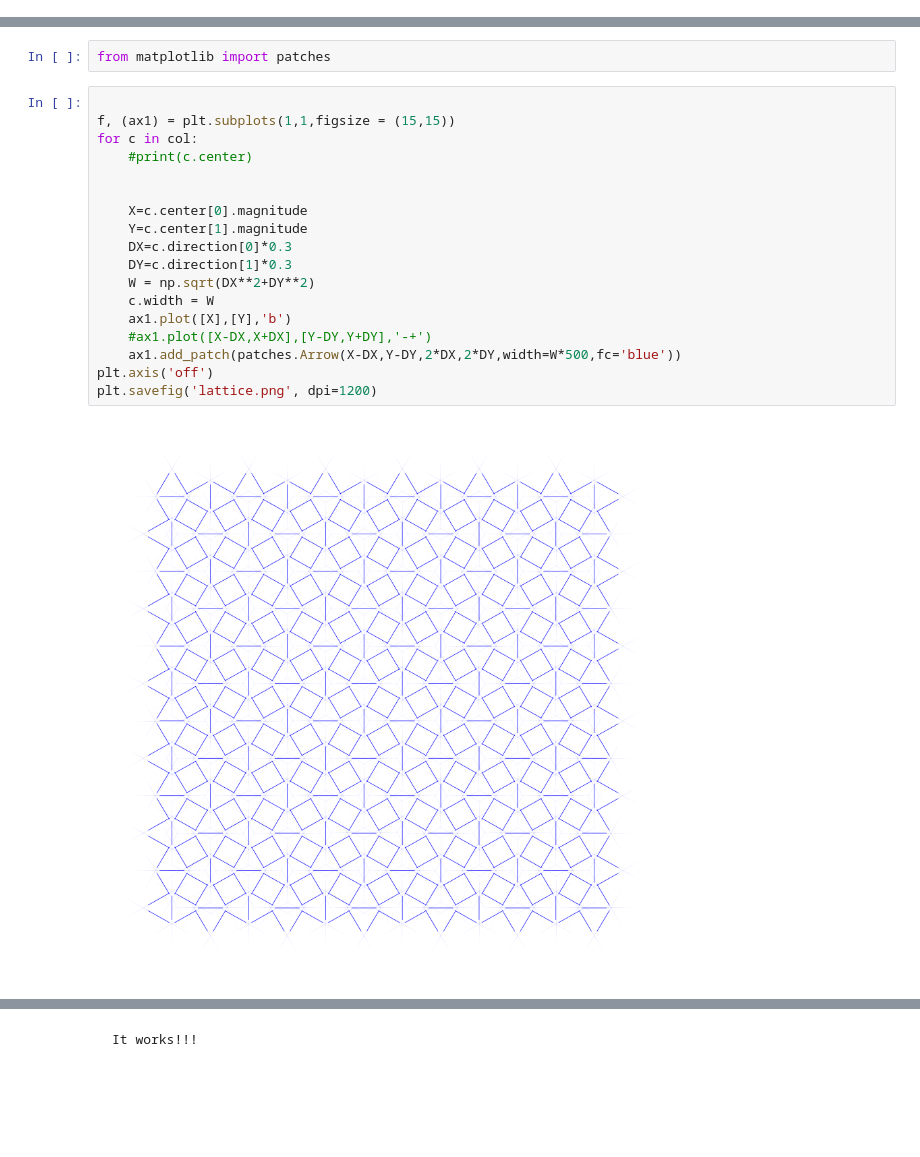
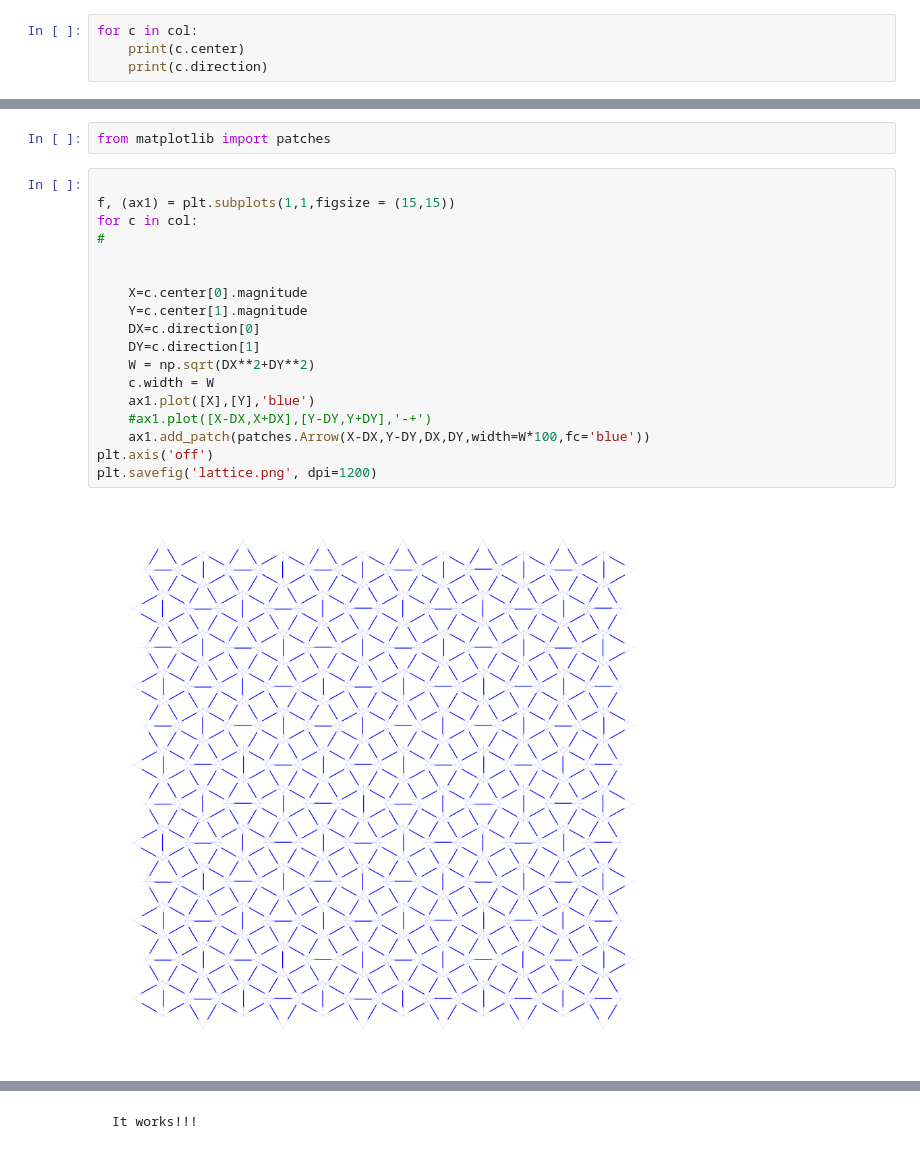
Before and after one commit to crodriga/PROJECT_CairoLattice, a Jupyter notebook: Scripts/Script-8.0_Cairo_PeriodicBoundaries.ipynb, the cells around one changed output, grey strips where cells are left out. Saved outputs shown, nothing was run; the diff lists cells and outputs as text; blank space fills up the shorter version.

```diff
--- a/Scripts/Script-8.0_Cairo_PeriodicBoundaries.ipynb
+++ b/Scripts/Script-8.0_Cairo_PeriodicBoundaries.ipynb
@@ -96,3 +128,7 @@ col.run_simulation()
 col.load_simulation(slice(0,None,1))
 # %% [output]
 scanning file
+# %%
+for c in col:
+    print(c.center)
+    print(c.direction)
@@ -101,23 +161,23 @@ from matplotlib import patches
 # %%
 
 f, (ax1) = plt.subplots(1,1,figsize = (15,15))
 for c in col:
-    #print(c.center)
+#
 
 
     X=c.center[0].magnitude
     Y=c.center[1].magnitude
-    DX=c.direction[0]*0.3
-    DY=c.direction[1]*0.3
+    DX=c.direction[0]
+    DY=c.direction[1]
     W = np.sqrt(DX**2+DY**2)
     c.width = W
-    ax1.plot([X],[Y],'b')
+    ax1.plot([X],[Y],'blue')
     #ax1.plot([X-DX,X+DX],[Y-DY,Y+DY],'-+')
-    ax1.add_patch(patches.Arrow(X-DX,Y-DY,2*DX,2*DY,width=W*500,fc='blue'))
+    ax1.add_patch(patches.Arrow(X-DX,Y-DY,DX,DY,width=W*100,fc='blue'))
 plt.axis('off')
 plt.savefig('lattice.png', dpi=1200)
 # %% [output]
-[figure, old version]
+[figure, new version]
 # %%
 f, (ax1) = plt.subplots(1,1,figsize = (15,15))
 col.set_state_from_frame(-1)
```
Also changed, not shown: parts of 9 cells of this notebook, 24 other files.
